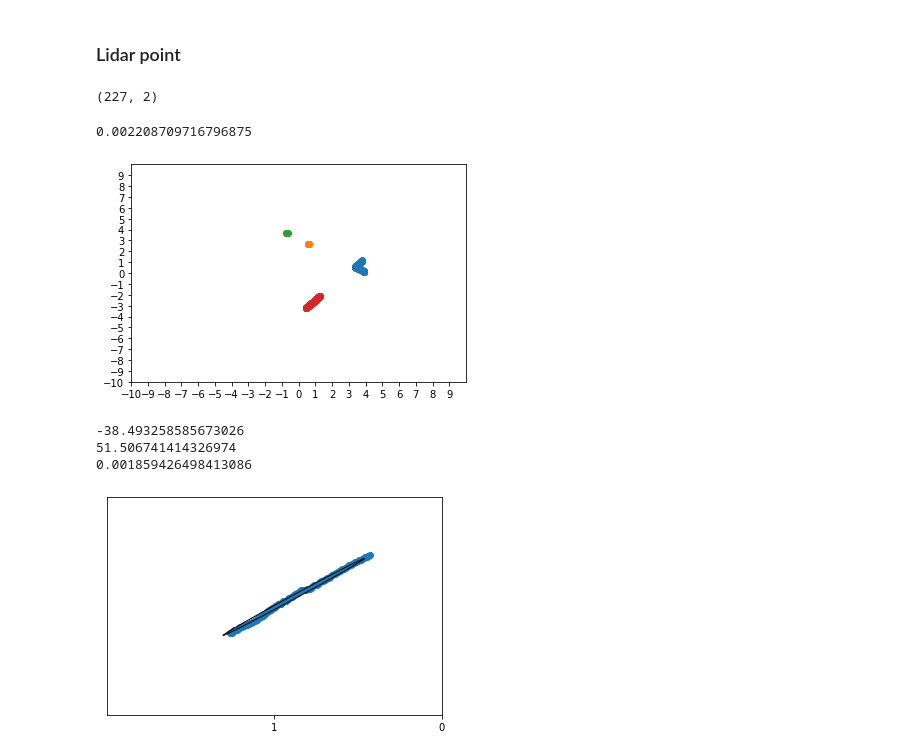
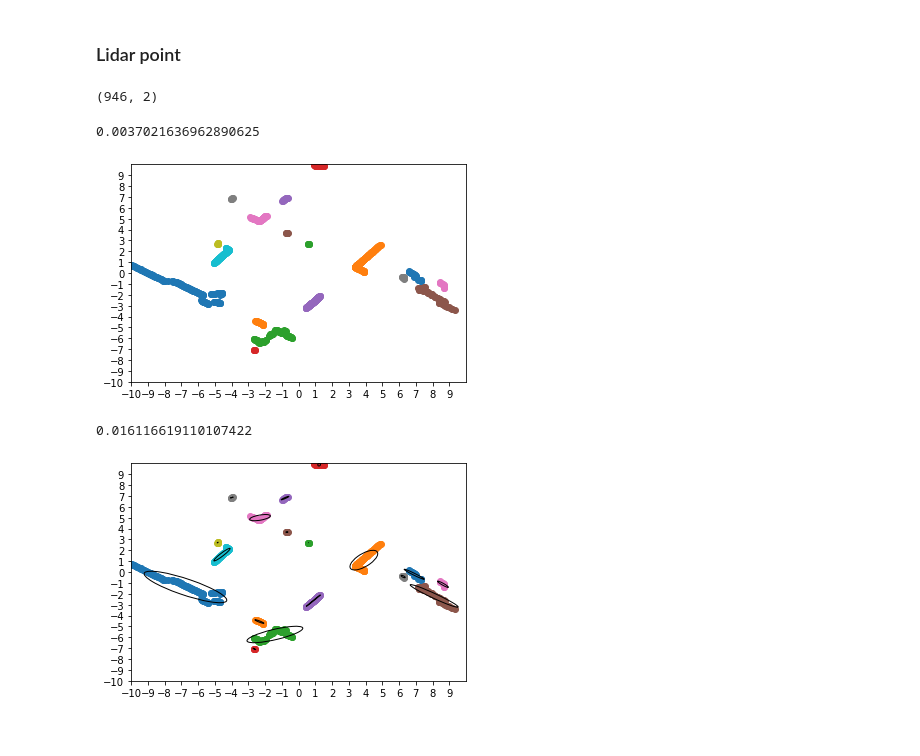
Before and after one commit to PhiDCH/mpc_isaac_sim, a Jupyter notebook: test1.ipynb, the cells around one changed output. Saved outputs shown, nothing was run; the diff lists cells and outputs as text; code cells hidden in the pictures.

```diff
--- a/test1.ipynb
+++ b/test1.ipynb
@@ -58,16 +0,0 @@ X.shape
-# %%
-tmp_img = np.zeros((600,1000)).astype(np.uint8)
-x1 = X[np.where(output.labels_==1), :][0]
-for xy in x1:
-    tmp_img[xy[0], xy[1]] = 255
-
-plt.imshow(tmp_img, cmap='gray')
-
-contours, hierarchy = cv2.findContours(tmp_img, cv2.RETR_EXTERNAL, cv2.CHAIN_APPROX_SIMPLE)
-
-img_show = np.zeros((600,1000), dtype=np.uint8)
-img_show = cv2.drawContours(img_show, contours, -1, 125, 3)
-
-hull = cv2.convexHull(contours[0])
-img_show = cv2.drawContours(img_show, [hull], -1, 255, 3)
-plt.imshow(img_show)
@@ -89,28 +13,29 @@ import time
 data = np.load('data.npy', allow_pickle=True)
 X = []
 rads = np.linspace(0,2*np.pi,1972)
+limit = 10.0
 for i,rad in enumerate(rads):
-    if data[i] < 4:
+    if data[i] < limit:
         # X.append([data[i], rad])
         X.append([data[i]*np.cos(rad), data[i]*np.sin(rad)])
 X = np.array(X)
 X.shape
 # %% [output]
-(227, 2)
+(946, 2)
 # %%
 t1 = time.time()
 clus = DBSCAN(eps=0.5, min_samples=5).fit(X).labels_
 print(time.time() -t1)
 fig, ax = plt.subplots()
-ax.set(xlim=(-10,10), xticks=np.arange(-10,10),
-       ylim=(-10,10), yticks=np.arange(-10,10))
+ax.set(xlim=(-limit,limit), xticks=np.arange(-limit,limit),
+       ylim=(-limit,limit), yticks=np.arange(-limit,limit))
 for id in set(clus):
     Xi = X[np.where(clus==id)]
     ax.scatter(Xi[:,0], Xi[:,1])
 plt.show()
 # %% [output]
-0.002208709716796875
+0.0037021636962890625
-[figure, old version]
+[figure, new version]
 # %%
 def find_hull(xy, scale=100, lim=400):
     xy_ = np.int32(xy*scale)+lim
@@ -139,48 +64,39 @@ def find_circle(xy):
     r = np.max(dist)
     return center, r
 
 def hull2ellipse(hull, n_std=2.0):
     cov = np.cov(hull[:,0], hull[:,1])
     pearson = cov[0, 1]/np.sqrt(cov[0, 0] * cov[1, 1])
     ell_radius_x = np.sqrt(1 + pearson)*np.sqrt(cov[0, 0]) * n_std
     ell_radius_y = np.sqrt(1 - pearson)*np.sqrt(cov[1, 1]) * n_std
 
     w,v = np.linalg.eig(cov)
     vmax = v[np.argmin(w)]
-    # rot = np.arctan(vmax[1]/vmax[0])
-    # print(vmax)
-    # print(np.arctan(vmax[1]/vmax[0])*180/np.pi)
     rot = np.rad2deg(np.arctan2(vmax, [1,0])[0])
-    print(rot)
-    if rot > 0:
-        rot = 90 - rot
-    else:
+    if rot < 0:
         rot += 90
-    print(rot)
     ellipse = Ellipse(np.mean(hull, axis=0), width=ell_radius_x * 2, height=ell_radius_y * 2, fill=False, angle=rot)
     return ellipse
 
 fig, ax = plt.subplots()
 # ax.set(xlim=(-4,4), xticks=np.arange(-4,4),
 #         ylim=(-4,4), yticks=np.arange(-4,4))
 
-# ax.set(xlim=(-10,10), xticks=np.arange(-10,10),
-#        ylim=(-10,10), yticks=np.arange(-10,10))
+ax.set(xlim=(-limit,limit), xticks=np.arange(-limit,limit),
+       ylim=(-limit,limit), yticks=np.arange(-limit,limit))
 
-ax.set(xlim=(2,0), xticks=np.arange(0,2),
-        ylim=(-1,-4), yticks=np.arange(-1,-4))
+# ax.set(xlim=(2,0), xticks=np.arange(0,2),
+#         ylim=(-1,-4), yticks=np.arange(-1,-4))
 
 t1 = time.time()
 for i in set(clus):
-    xy = X[np.where(clus==3)]
+    xy = X[np.where(clus==i)]
     ax.scatter(xy[:,0], xy[:,1])
     ellipse = hull2ellipse(xy, n_std=2.0)
     ax.add_patch(ellipse)
-    break
+    # break
 print(time.time() - t1)
 plt.show()
 # %% [output]
--38.493258585673026
-51.506741414326974
-0.001859426498413086
+0.016116619110107422
-[figure, old version]
+[figure, new version]
```
Also changed, not shown: parts of 10 cells of this notebook, 3 other files.
